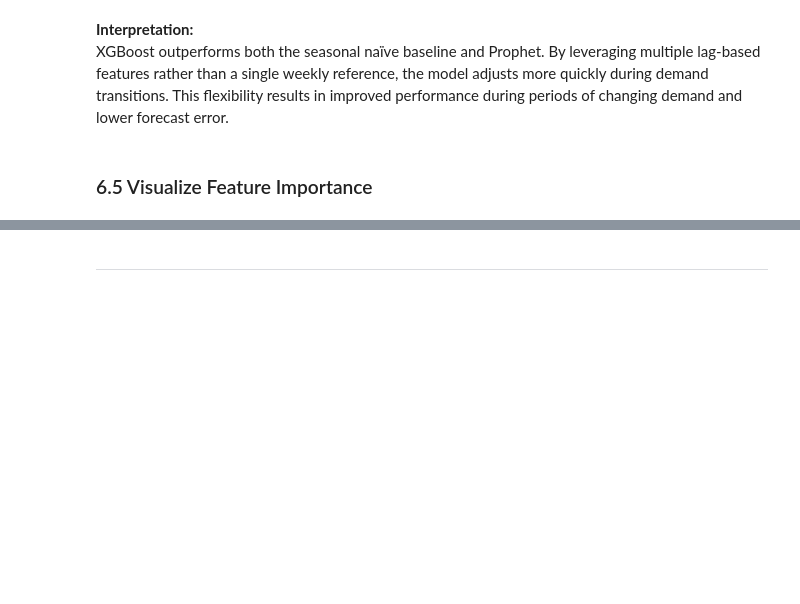
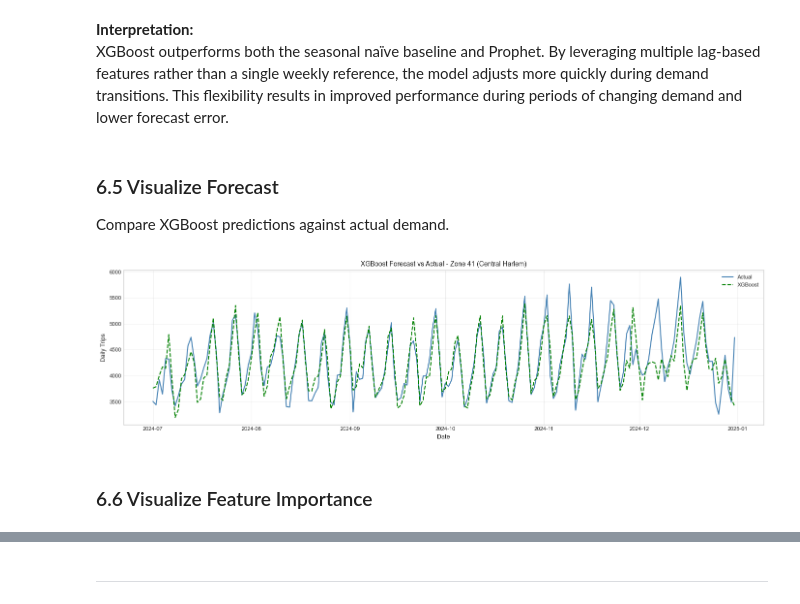
Before and after one commit to KRFlowers/nyc-fhv-rideshare-forecasting, a Jupyter notebook: notebooks/03_demand_forecasting.ipynb, the cells around one changed output, grey strips where cells are left out. Saved outputs shown, nothing was run; the diff lists cells and outputs as text; code cells hidden in the pictures; blank space fills up the shorter version.

```diff
--- a/notebooks/03_demand_forecasting.ipynb
+++ b/notebooks/03_demand_forecasting.ipynb
@@ -730,8 +691,30 @@ vs Baseline: +37.3%
 # %% [markdown]
 **Interpretation:**
 XGBoost outperforms both the seasonal naïve baseline and Prophet. By leveraging multiple lag-based features rather than a single weekly reference, the model adjusts more quickly during demand transitions. This flexibility results in improved performance during periods of changing demand and lower forecast error.
+# %% [markdown]
+### 6.5 Visualize Forecast
+Compare XGBoost predictions against actual demand.
+# %%
+# Plot XGBoost forecast vs actual demand
+
+fig, ax = plt.subplots(figsize=(14, 4))
+
+ax.plot(pilot_test_xgb_df['date'], pilot_test_xgb_df['daily_trips'],
+        label='Actual', color='steelblue', linewidth=1.5)
+ax.plot(pilot_test_xgb_df['date'], xgb_pred,
+        label='XGBoost', color='green', linewidth=1.5, linestyle='--')
+
+ax.set_xlabel('Date')
+ax.set_ylabel('Daily Trips')
+ax.set_title(f'XGBoost Forecast vs Actual - Zone {PILOT_ZONE_ID} ({pilot_zone_name})')
+ax.legend()
+ax.grid(True, alpha=0.3)
+plt.tight_layout()
+plt.show()
+# %% [output]
+[figure, added]
 # %% [markdown]
-### 6.5 Visualize Feature Importance
+### 6.6 Visualize Feature Importance
 # %%
 # Display XGBoost feature importance
 
```
Also changed, not shown: parts of 67 cells of this notebook.
